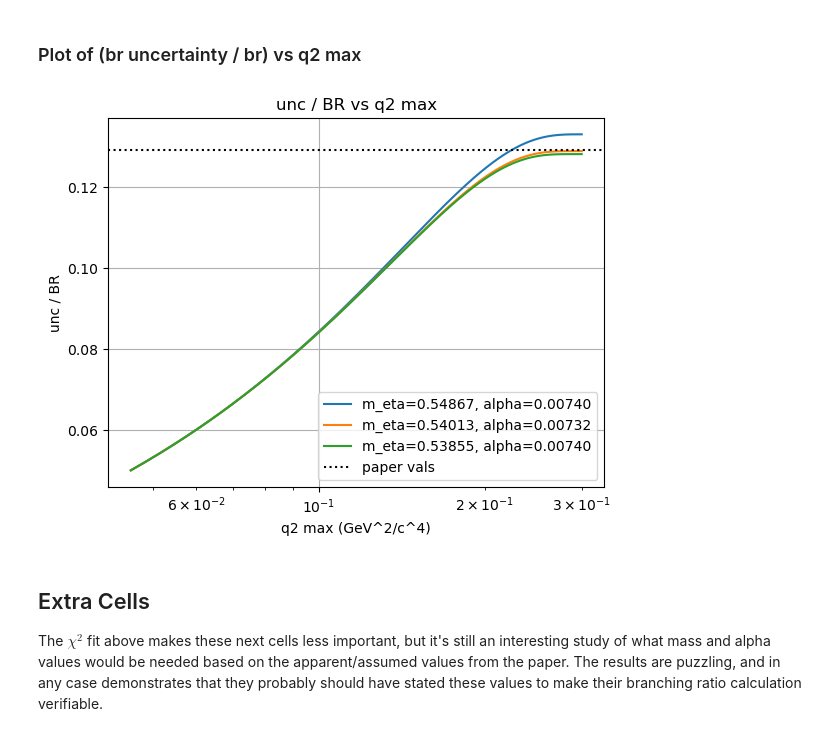
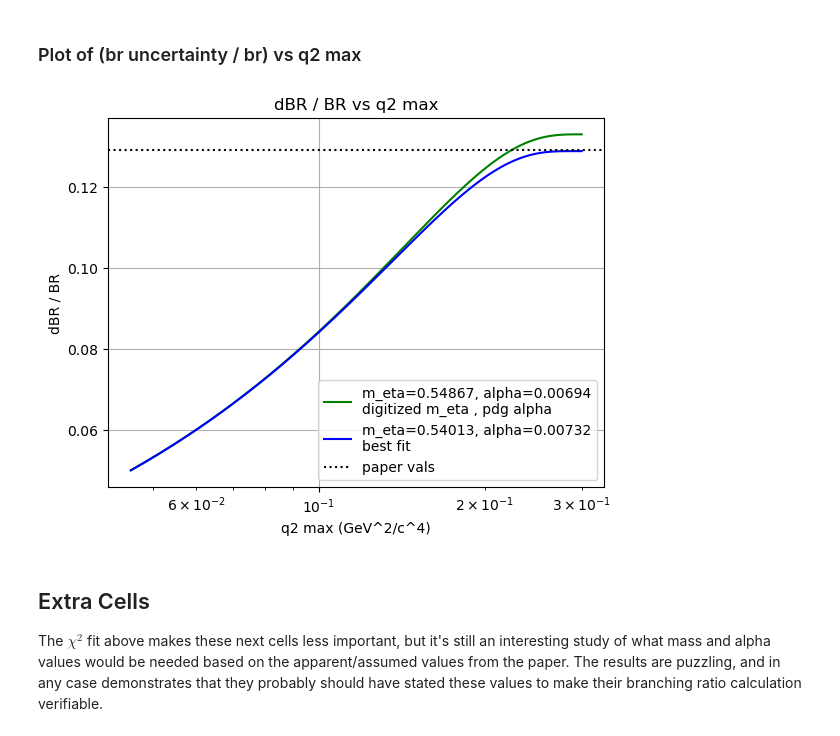
Before and after one commit to michael24peters/form-factor, a Jupyter notebook: eta-form-factor.ipynb, the cells around one changed output. Saved outputs shown, nothing was run; the diff lists cells and outputs as text; code cells hidden in the pictures.

```diff
--- a/eta-form-factor.ipynb
+++ b/eta-form-factor.ipynb
@@ -480,7 +473,6 @@ dBR at best: 3.9932e-05 (target 4e-05)
 # %% [markdown]
 ### Plot of (br uncertainty / br) vs q2 max
 # %%
-# TODO: Use uncertainty value method from above
 # Target values from paper
 BR0, DBR0 = 3.1e-4, 0.4e-4
 
@@ -489,57 +481,56 @@ Lambda0, dLambda0 = LAMBDA0
 Lambda_p = Lambda0 + dLambda0
 Lambda_m = Lambda0 - dLambda0
 
-# Plot (uncertainty / br) vs q2 max for fixed m_eta, fixed alpha; fixed m_eta, fit alpha; fit m_eta, fixed alpha
-# q2 max values from .210 to .54867
-# q2_max_values = np.arange(0.210, 0.54867, 0.001)
-q2_max_values = np.arange((2 * M_MU) ** 2, 0.3, 0.001)
+q2_max_values = np.arange((2 * M_MU) ** 2, 0.3, 0.001)  # consistent with previous plots
 # Define m_eta and alpha to use for looping
-pairs = [[.54867, .0074], [.540127, .007324], [.53855, .0074]]  # skip fit, fit case
+pairs = [[.54867, .00694],  # digitized from paper (alt alpha = 0.0074 from pdg)
+         [.540127, .007324],  # best fit from above
+         ]
+all_vals = []
 
 for pair in pairs:
     m_eta, alpha = pair
-    values = [] # [q2_max, br_unc / br_val, br_val, br_unc]
+    values = [] # [q2_max, dbr / br, br, dbr]
     ff_temp = FormFactor(m_eta=m_eta, alpha=alpha)
     prefactor = ff_temp.prefactor
 
-    # Sample over q2 max values and calculate br_unc / br
+    # Sample over q2 max values and calculate dbr / br
     for q2_max in q2_max_values:
         # Skip invalid q2 max values
         if q2_max <= ff_temp.q2_min: continue
         bounds = [ff_temp.q2_min, q2_max]
 
         I_o, _ = ff_temp.integrate(Lambda0, bounds=bounds)
         I_p, _ = ff_temp.integrate(Lambda_p, bounds=bounds)
         I_m, _ = ff_temp.integrate(Lambda_m, bounds=bounds)
 
         br = prefactor * I_o
         dbr = prefactor * np.abs((I_p - I_m)) / 2.0
 
         # Calculate ratio; guard against invalid values
         if not np.isfinite(br) or br == 0.0: ratio = np.nan
         else: ratio = dbr / br
-        # print(f'br_val = {br_val}, br_unc = {br_unc} at q2_max = {q2_max}')  # debug
         values.append([q2_max, ratio, br, dbr])
 
     # Create plot from values
     values = np.array(values)
-    plt.plot(values[:,0], values[:,1], label=f"m_eta={m_eta:.5f}, alpha={alpha:.5f}")
-    plt.legend()  # debug
-    # plt.show()  # debug
+    all_vals.append(values)
 
-# Plot actual line for reference (br = 3.1e-4, unc = 0.4e-5)
+plt.plot(all_vals[0][:,0], all_vals[0][:,1], color='green', label=f"m_eta={pairs[0][0]:.5f}, alpha={pairs[0][1]:.5f}\ndigitized m_eta , pdg alpha")
+plt.plot(all_vals[1][:,0], all_vals[1][:,1], color='blue', label=f"m_eta={pairs[1][0]:.5f}, alpha={pairs[1][1]:.5f}\nbest fit")
+# Plot reference line from paper
 plt.axhline(DBR0 / BR0, color='black', linestyle=':', label='paper vals')
 # plt.axhline(3.7e-5 / 3.1e-4, color='red', linestyle='--', label='lower unc')
 # plt.yscale('log')
 plt.xlabel('q2 max (GeV^2/c^4)')
-plt.ylabel('unc / BR')
-plt.title('unc / BR vs q2 max')
+plt.ylabel('dBR / BR')
+plt.title('dBR / BR vs q2 max')
 plt.grid()
 plt.legend()
 plt.xscale('log')
 plt.show()
 # %% [output]
-[figure, old version]
+[figure, new version]
 # %% [markdown]
 ## Extra Cells
 The $\chi^2$ fit above makes these next cells less important, but it's still an
```
Also changed, not shown: parts of 2 cells of this notebook.
